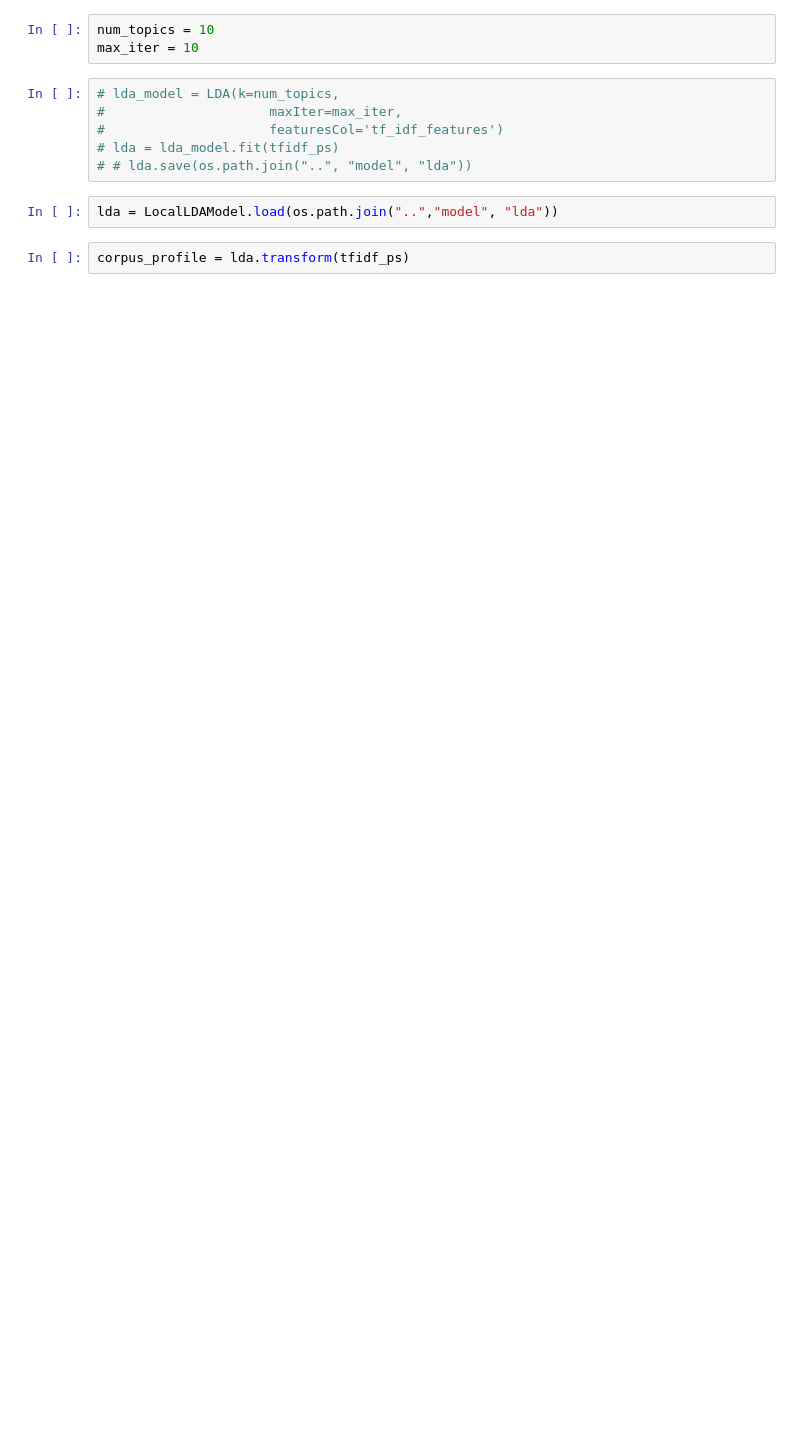
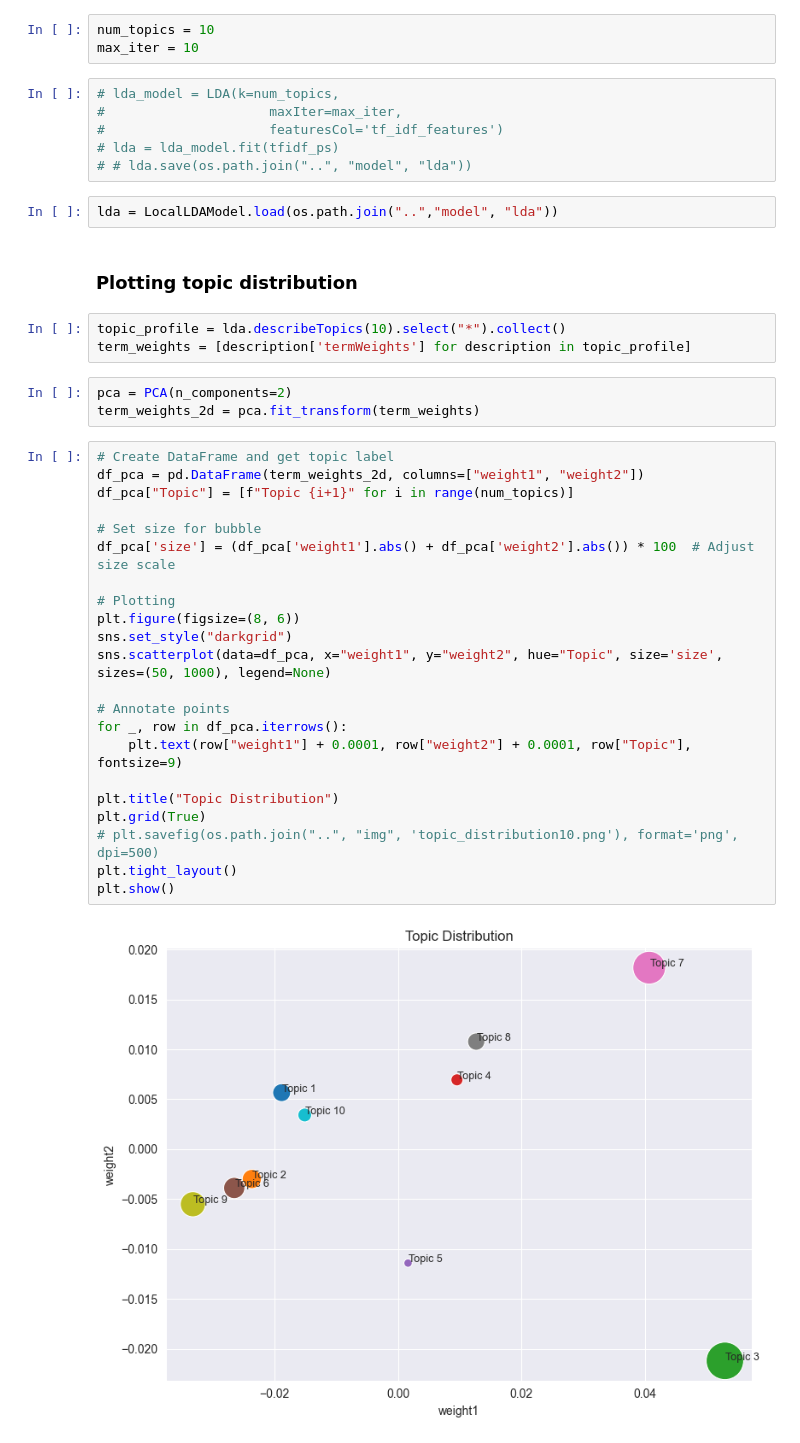
Before and after one commit to dalzihn/BigData_Final, a Jupyter notebook: code/evaluation.ipynb, the cells around one changed output. Saved outputs shown, nothing was run; the diff lists cells and outputs as text; blank space fills up the shorter version.

```diff
--- a/code/evaluation.ipynb
+++ b/code/evaluation.ipynb
@@ -463,5 +466,35 @@ max_iter = 10
 # # lda.save(os.path.join("..", "model", "lda"))
 # %%
 lda = LocalLDAModel.load(os.path.join("..","model", "lda"))
-# %%
-corpus_profile = lda.transform(tfidf_ps)
+# %% [markdown]
+### Plotting topic distribution
+# %%
+topic_profile = lda.describeTopics(10).select("*").collect()
+term_weights = [description['termWeights'] for description in topic_profile]
+# %%
+pca = PCA(n_components=2)
+term_weights_2d = pca.fit_transform(term_weights)
+# %%
+# Create DataFrame and get topic label
+df_pca = pd.DataFrame(term_weights_2d, columns=["weight1", "weight2"])
+df_pca["Topic"] = [f"Topic {i+1}" for i in range(num_topics)]
+
+# Set size for bubble
+df_pca['size'] = (df_pca['weight1'].abs() + df_pca['weight2'].abs()) * 100  # Adjust size scale
+
+# Plotting
+plt.figure(figsize=(8, 6))
+sns.set_style("darkgrid")
+sns.scatterplot(data=df_pca, x="weight1", y="weight2", hue="Topic", size='size', sizes=(50, 1000), legend=None)
+
+# Annotate points
+for _, row in df_pca.iterrows():
+    plt.text(row["weight1"] + 0.0001, row["weight2"] + 0.0001, row["Topic"], fontsize=9)
+
+plt.title("Topic Distribution")
+plt.grid(True)
+# plt.savefig(os.path.join("..", "img", 'topic_distribution10.png'), format='png', dpi=500)
+plt.tight_layout()
+plt.show()
+# %% [output]
+[figure, added]
```
Also changed, not shown: parts of 17 cells of this notebook.
